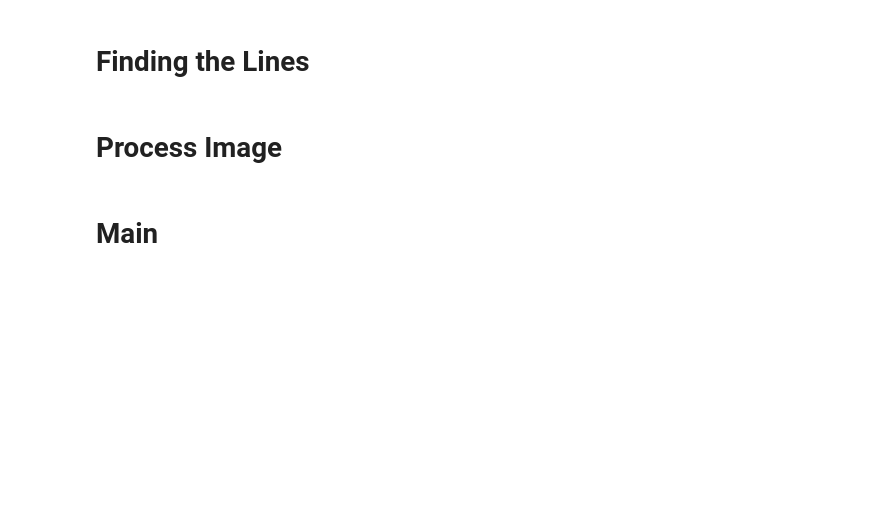
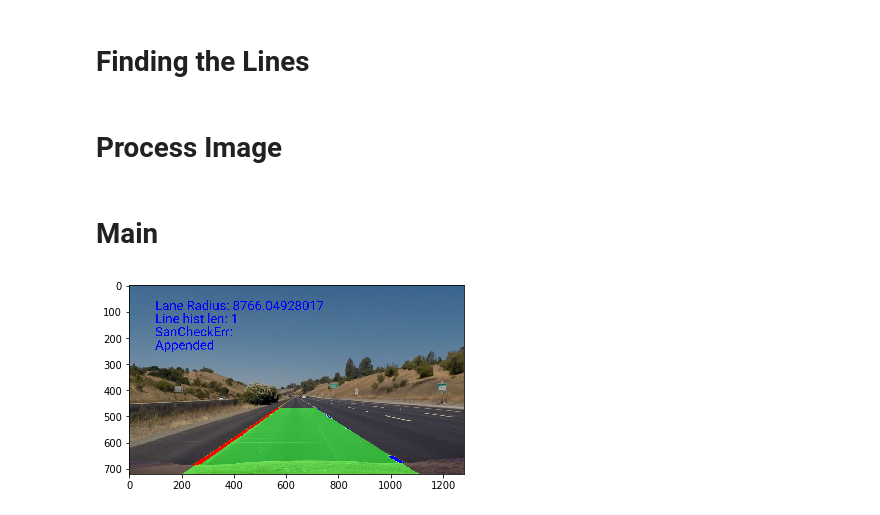
Before and after one commit to Markus-Heidemann/CarND-Advanced-Lane-Lines, a Jupyter notebook: AdvancedLaneFinding.ipynb, the cells around one changed output. Drawn from its saved outputs; the diff is of its cells as text; code cells hidden in the pictures; blank space fills up the shorter version.

Commit message:
changed LineHist sanityCheck and more

```diff
--- a/AdvancedLaneFinding.ipynb
+++ b/AdvancedLaneFinding.ipynb
@@ -329,9 +385,17 @@ def perspective_transform(img, inverse=False):
     x_len = img.shape[1]
     y_len = img.shape[0]
 
+    #src = np.float32([[200,y_len],
+    #                  [595,450],
+    #                  [686,450],
+    #                  [1105,y_len]])
+    #src = np.float32([[200,y_len],
+    #                  [520,500],
+    #                  [760,500],
+    #                  [1105,y_len]])
     src = np.float32([[200,y_len],
-                      [595,450],
-                      [686,450],
+                      [560,470],
+                      [720,470],
                       [1105,y_len]])
     dst = np.float32([[400,y_len],
                       [400,0],
@@ -443,20 +507,6 @@ def fit_polynomial(img):
     out_img[y_right, x_right] = [0,0,255]
 
     return out_img, out_img_rect, line_left, line_right
-# %%
-def draw_lane_area(img_shape, line_left, line_right):
-    lane_area = np.zeros(img_shape)
-
-    y_plot = np.linspace(0, img_shape[0]-1, img_shape[0])
-    x_plot_left = line_left.f(y_plot)
-    x_plot_right = line_right.f(y_plot)
-
-    for row in range(img_shape[0]):
-        for col in range(img_shape[1]):
-            if (x_plot_left[row] <= col) & (col <= x_plot_right[row]):
-                lane_area[row, col] = [0,255,0]
-
-    return lane_area
 # %% [markdown]
 # Process Image
 # %%
@@ -544,13 +586,17 @@ class ImgProcessor():
 # %%
 def main():
     img_proc = ImgProcessor()
     # load test image
-    img = cv2.imread('test_images/test2.jpg')
+    img = cv2.imread('test_images/straight_lines1.jpg')
     img = img_proc.process_image(img)
     img = cv2.cvtColor(img, cv2.COLOR_BGR2RGB)
     plt.imshow(img)
 
+DEBUG = False
+DEBUG_IMG = True
 main()
+# %% [output]
+[figure, added]
 # %%
 img_proc = ImgProcessor()
 
```
Also changed, not shown: parts of 9 cells of this notebook.
